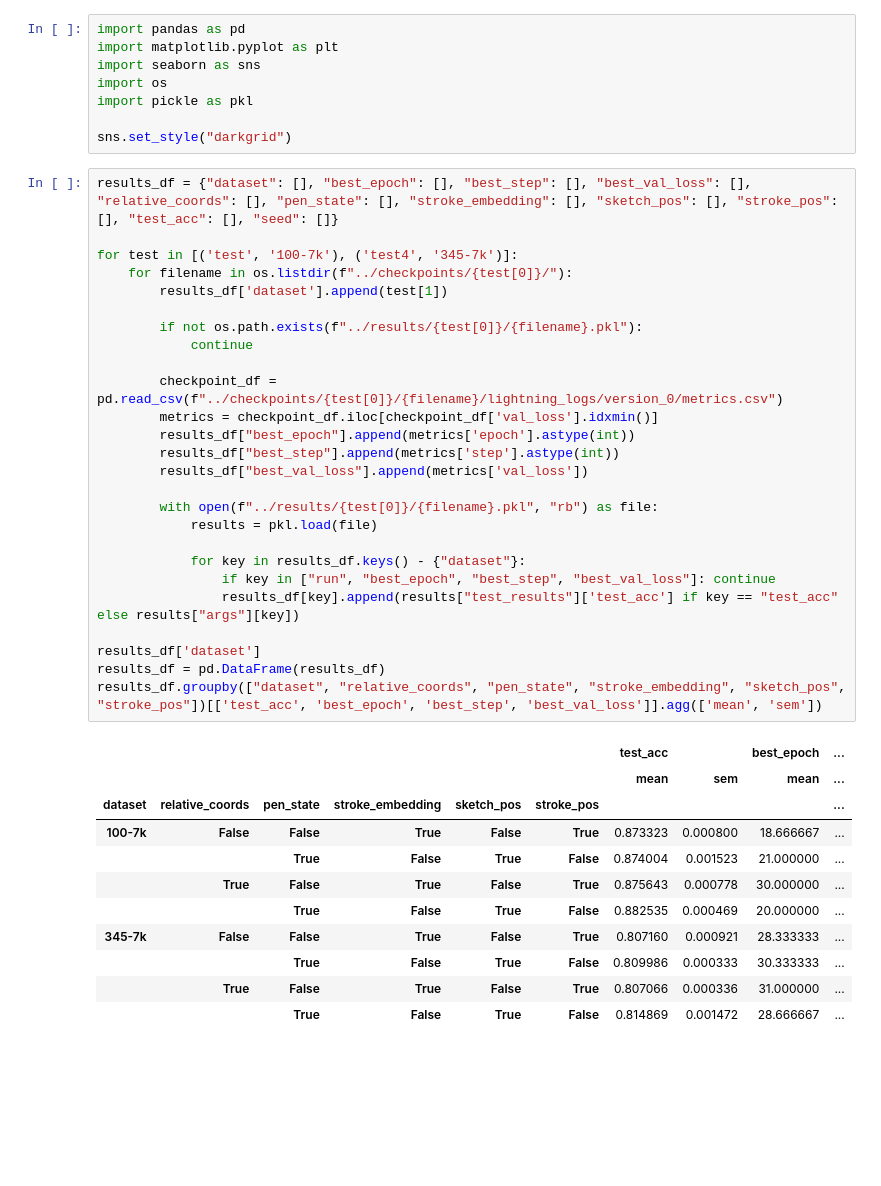
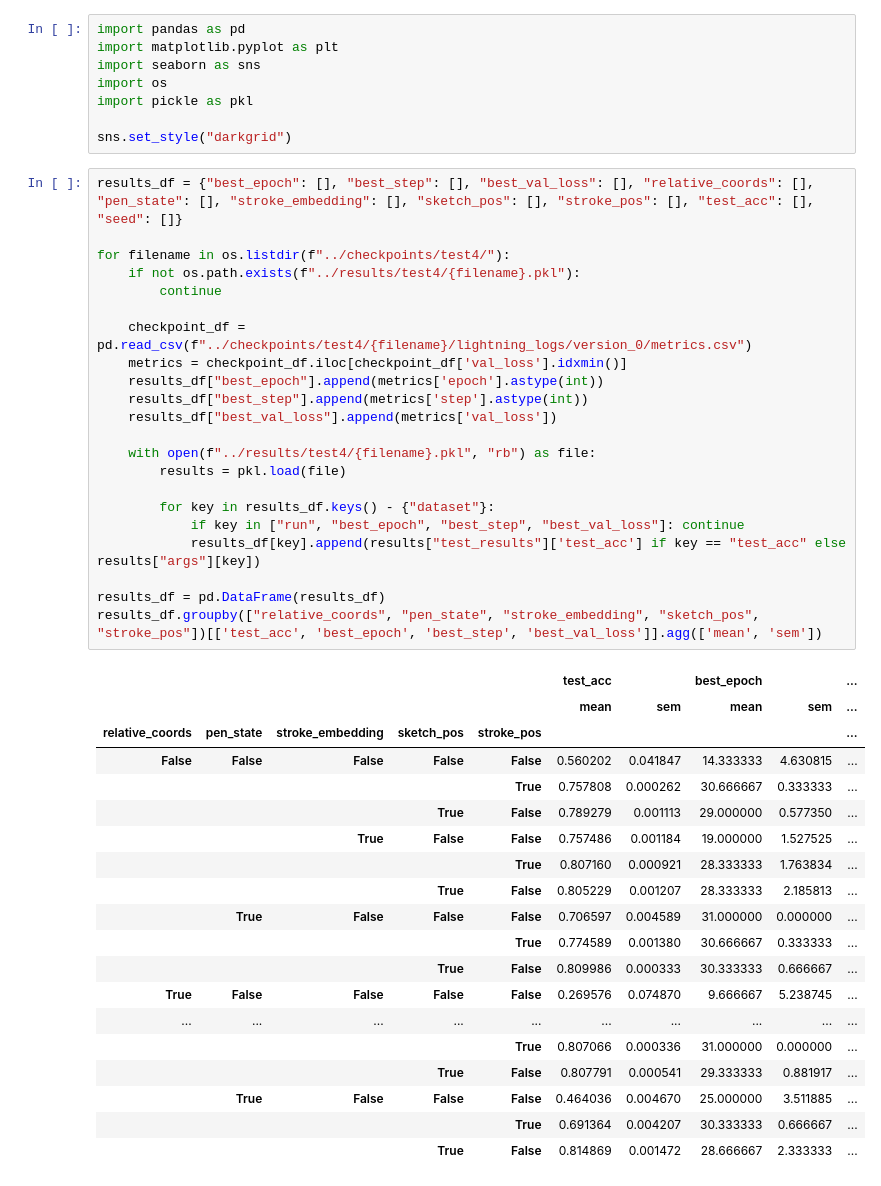
Before and after one commit to MarceloMoraesJr/Sketch-Temporality, a Jupyter notebook: notebooks/results_experiment1.ipynb, the cells around one changed output. Cells and saved outputs as stored; diff of their text form; blank space fills up the shorter version.

```diff
--- a/notebooks/results_experiment1.ipynb
+++ b/notebooks/results_experiment1.ipynb
@@ -7,43 +7,47 @@ import pickle as pkl
 
 sns.set_style("darkgrid")
 # %%
-results_df = {"dataset": [], "best_epoch": [], "best_step": [], "best_val_loss": [], "relative_coords": [], "pen_state": [], "stroke_embedding": [], "sketch_pos": [], "stroke_pos": [], "test_acc": [], "seed": []}
+results_df = {"best_epoch": [], "best_step": [], "best_val_loss": [], "relative_coords": [], "pen_state": [], "stroke_embedding": [], "sketch_pos": [], "stroke_pos": [], "test_acc": [], "seed": []}
 
-for test in [('test', '100-7k'), ('test4', '345-7k')]:
-    for filename in os.listdir(f"../checkpoints/{test[0]}/"):
-        results_df['dataset'].append(test[1])
+for filename in os.listdir(f"../checkpoints/test4/"):
+    if not os.path.exists(f"../results/test4/{filename}.pkl"):
+        continue
 
-        if not os.path.exists(f"../results/{test[0]}/{filename}.pkl"):
-            continue
+    checkpoint_df = pd.read_csv(f"../checkpoints/test4/{filename}/lightning_logs/version_0/metrics.csv")
+    metrics = checkpoint_df.iloc[checkpoint_df['val_loss'].idxmin()]
+    results_df["best_epoch"].append(metrics['epoch'].astype(int))
+    results_df["best_step"].append(metrics['step'].astype(int))
+    results_df["best_val_loss"].append(metrics['val_loss'])
 
-        checkpoint_df = pd.read_csv(f"../checkpoints/{test[0]}/{filename}/lightning_logs/version_0/metrics.csv")
-        metrics = checkpoint_df.iloc[checkpoint_df['val_loss'].idxmin()]
-        results_df["best_epoch"].append(metrics['epoch'].astype(int))
-        results_df["best_step"].append(metrics['step'].astype(int))
-        results_df["best_val_loss"].append(metrics['val_loss'])
+    with open(f"../results/test4/{filename}.pkl", "rb") as file:
+        results = pkl.load(file)
 
-        with open(f"../results/{test[0]}/{filename}.pkl", "rb") as file:
-            results = pkl.load(file)
+        for key in results_df.keys() - {"dataset"}:
+            if key in ["run", "best_epoch", "best_step", "best_val_loss"]: continue
+            results_df[key].append(results["test_results"]['test_acc'] if key == "test_acc" else results["args"][key])
 
-            for key in results_df.keys() - {"dataset"}:
-                if key in ["run", "best_epoch", "best_step", "best_val_loss"]: continue
-                results_df[key].append(results["test_results"]['test_acc'] if key == "test_acc" else results["args"][key])
-
-results_df['dataset']
 results_df = pd.DataFrame(results_df)
-results_df.groupby(["dataset", "relative_coords", "pen_state", "stroke_embedding", "sketch_pos", "stroke_pos"])[['test_acc', 'best_epoch', 'best_step', 'best_val_loss']].agg(['mean', 'sem'])
+results_df.groupby(["relative_coords", "pen_state", "stroke_embedding", "sketch_pos", "stroke_pos"])[['test_acc', 'best_epoch', 'best_step', 'best_val_loss']].agg(['mean', 'sem'])
 # %% [output]
-|  |  |  |  |  |  | test_acc |  | best_epoch | ... |
-|  |  |  |  |  |  | mean | sem | mean | ... |
-| dataset | relative_coords | pen_state | stroke_embedding | sketch_pos | stroke_pos |  |  |  | ... |
-| 100-7k | False | False | True | False | True | 0.873323 | 0.000800 | 18.666667 | ... |
-|  |  | True | False | True | False | 0.874004 | 0.001523 | 21.000000 | ... |
-|  | True | False | True | False | True | 0.875643 | 0.000778 | 30.000000 | ... |
-|  |  | True | False | True | False | 0.882535 | 0.000469 | 20.000000 | ... |
-| 345-7k | False | False | True | False | True | 0.807160 | 0.000921 | 28.333333 | ... |
-|  |  | True | False | True | False | 0.809986 | 0.000333 | 30.333333 | ... |
-|  | True | False | True | False | True | 0.807066 | 0.000336 | 31.000000 | ... |
-|  |  | True | False | True | False | 0.814869 | 0.001472 | 28.666667 | ... |
+|  |  |  |  |  | test_acc |  | best_epoch |  | ... |
+|  |  |  |  |  | mean | sem | mean | sem | ... |
+| relative_coords | pen_state | stroke_embedding | sketch_pos | stroke_pos |  |  |  |  | ... |
+| False | False | False | False | False | 0.560202 | 0.041847 | 14.333333 | 4.630815 | ... |
+|  |  |  |  | True | 0.757808 | 0.000262 | 30.666667 | 0.333333 | ... |
+|  |  |  | True | False | 0.789279 | 0.001113 | 29.000000 | 0.577350 | ... |
+|  |  | True | False | False | 0.757486 | 0.001184 | 19.000000 | 1.527525 | ... |
+|  |  |  |  | True | 0.807160 | 0.000921 | 28.333333 | 1.763834 | ... |
+|  |  |  | True | False | 0.805229 | 0.001207 | 28.333333 | 2.185813 | ... |
+|  | True | False | False | False | 0.706597 | 0.004589 | 31.000000 | 0.000000 | ... |
+|  |  |  |  | True | 0.774589 | 0.001380 | 30.666667 | 0.333333 | ... |
+|  |  |  | True | False | 0.809986 | 0.000333 | 30.333333 | 0.666667 | ... |
+| True | False | False | False | False | 0.269576 | 0.074870 | 9.666667 | 5.238745 | ... |
+| ... | ... | ... | ... | ... | ... | ... | ... | ... | ... |
+|  |  |  |  | True | 0.807066 | 0.000336 | 31.000000 | 0.000000 | ... |
+|  |  |  | True | False | 0.807791 | 0.000541 | 29.333333 | 0.881917 | ... |
+|  | True | False | False | False | 0.464036 | 0.004670 | 25.000000 | 3.511885 | ... |
+|  |  |  |  | True | 0.691364 | 0.004207 | 30.333333 | 0.666667 | ... |
+|  |  |  | True | False | 0.814869 | 0.001472 | 28.666667 | 2.333333 | ... |
 # %%
 from itertools import product
 import numpy as np
```
Also changed, not shown: parts of 1 cell of this notebook, 1 other file.
